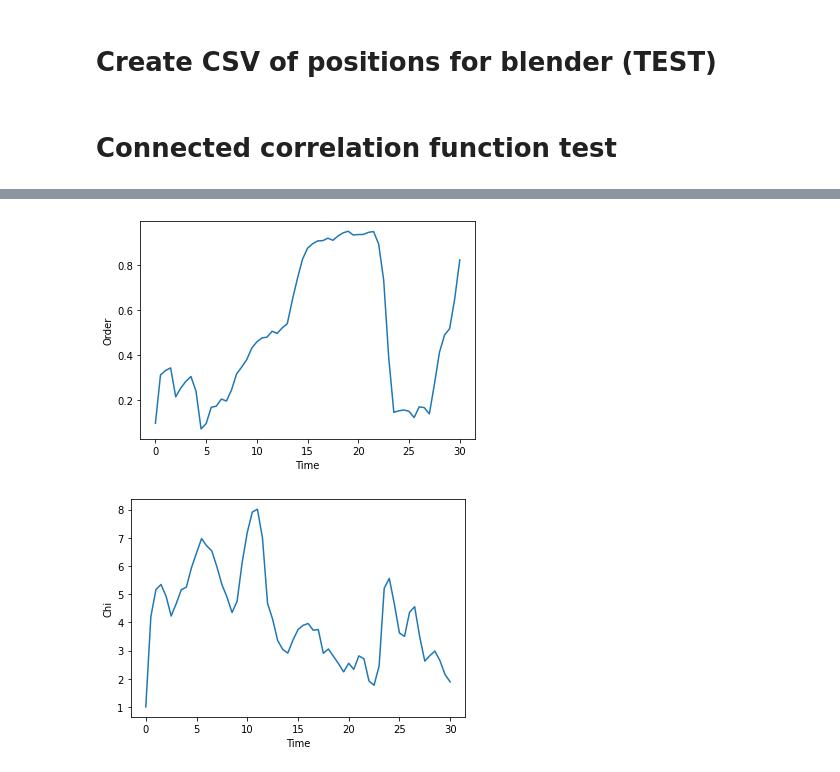
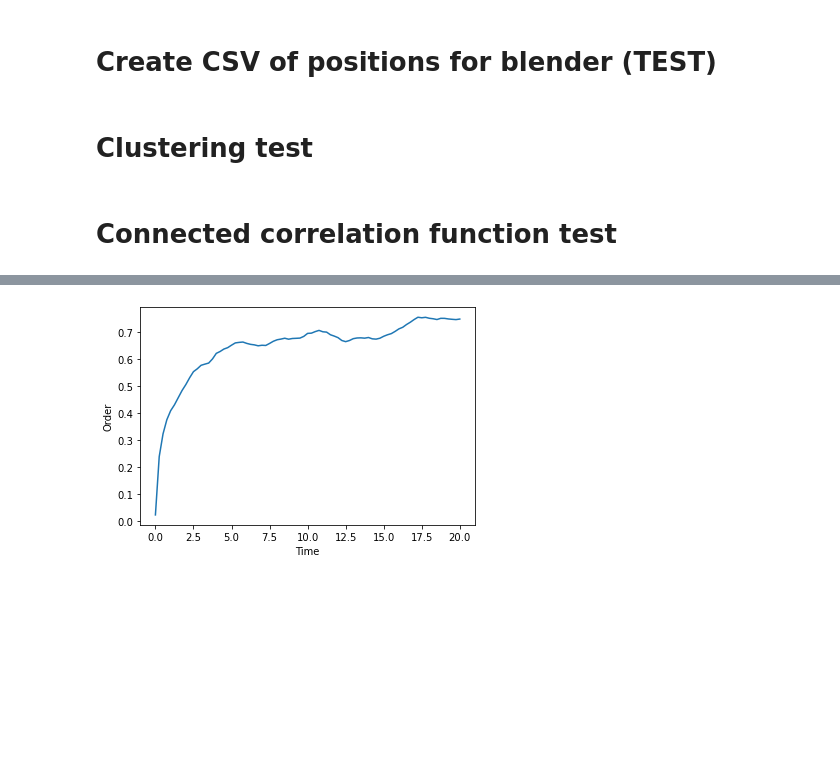
Before and after one commit to mbowditch1/MA932_Flocks, a Jupyter notebook: Flocks.ipynb, the cells around one changed output, grey strips where cells are left out. Saved outputs shown, nothing was run; the diff lists cells and outputs as text; code cells hidden in the pictures; blank space fills up the shorter version.

Commit message:
Added groups and plots related to groups

```diff
--- a/Flocks.ipynb
+++ b/Flocks.ipynb
@@ -31,3 +32,5 @@ for phenotype in phenotypes:
     model = Model(dt = 0.25, maxtime = 100, noise = 0.01, phenotype = phenotype)
     model.run(),
     model.blender_csv()
+# %% [markdown]
+# Clustering test
@@ -36,9 +46,12 @@ for phenotype in phenotypes:
 # %%
 importlib.reload(FlockModel)
 
-model = FlockModel.Model(dt = 0.5, maxtime = 30, noise = 0.1, phenotype = [0,1,0], density=1)
+model = FlockModel.Model(dt = 0.25, maxtime = 20, noise = 0.1, phenotype = [0,1,0], density=2, L=30, predators=2)
+st = time.time()
 model.run()
+et = time.time()
+print("Elapsed time: ", et-st, " seconds")
 model.animate(name="correlation_test")
 model.order_plot()
-model.sus_plot()
+# model.sus_plot()
 # %% [output]
@@ -45,5 +59,4 @@ model.sus_plot()
-[figure, old version]
+[figure, new version]
-[figure, removed]
 # %%
 model.quiver_plot(i=3)
 model.quiver_plot(i=9)
```
Also changed, not shown: parts of 5 cells of this notebook, 2 other files.
